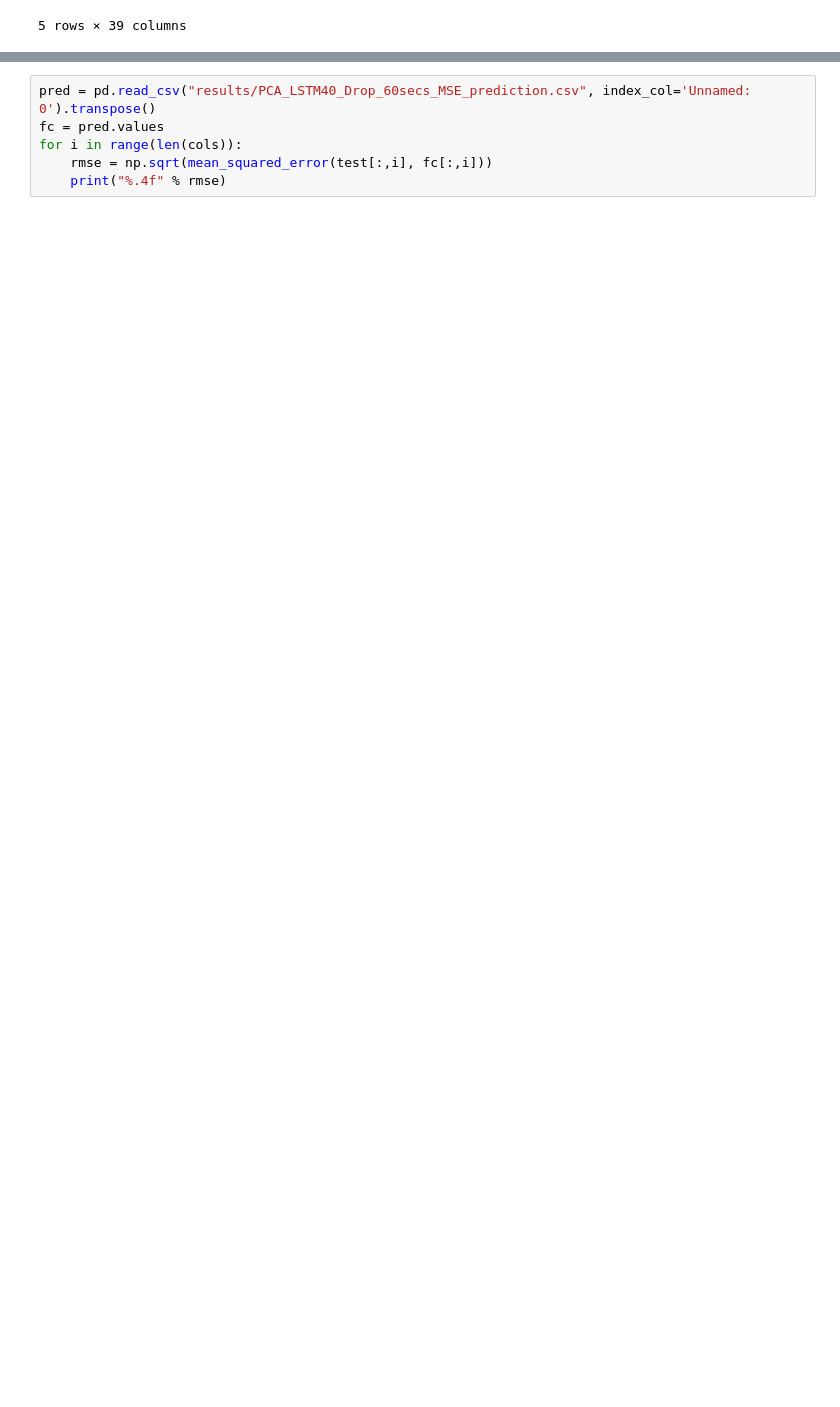
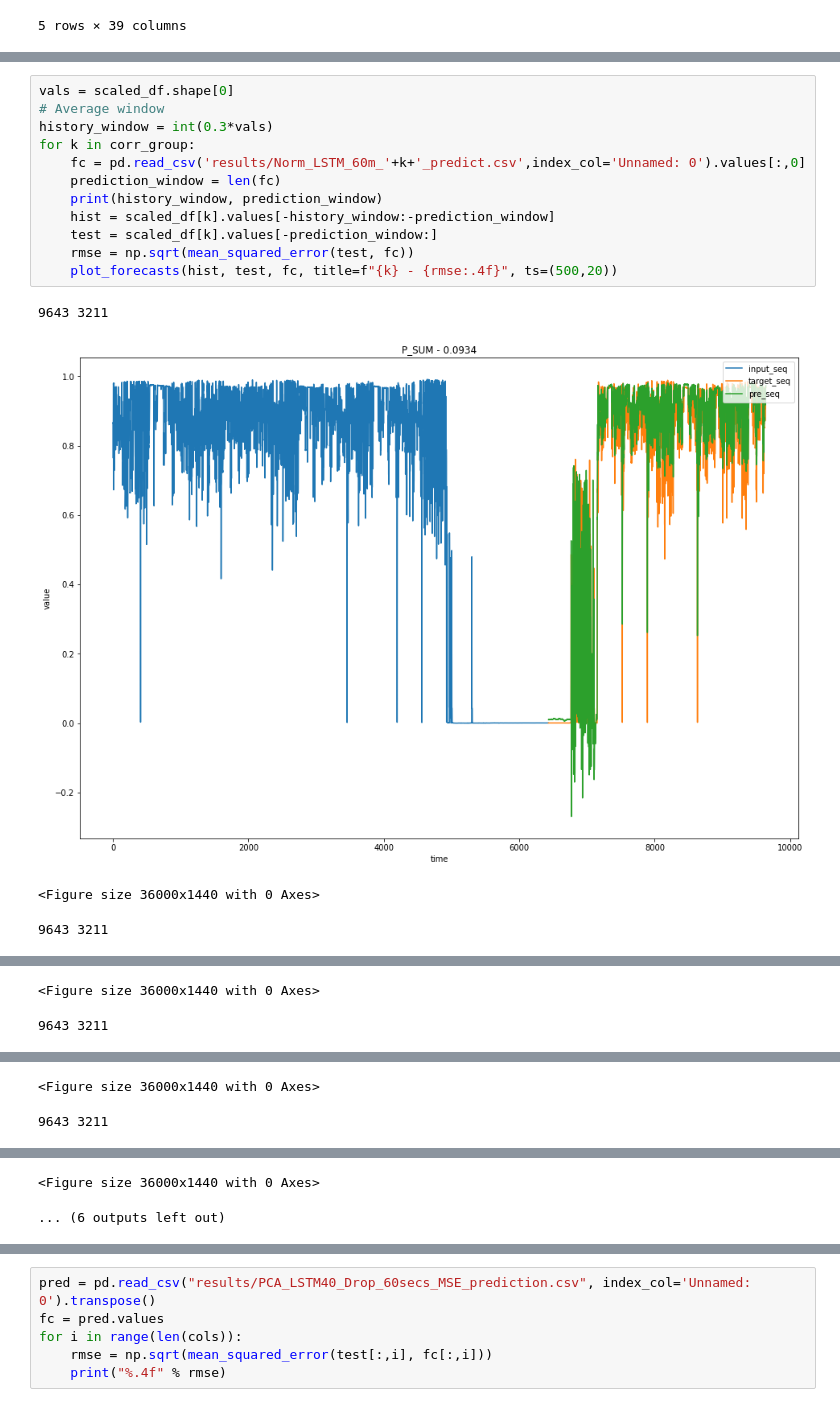
Before and after one commit to PedroOliveiraPT/Electricity-Forecasting, a Jupyter notebook: Results.ipynb, the cells around one changed output, grey strips where cells are left out. Saved outputs shown, nothing was run; the diff lists cells and outputs as text; blank space fills up the shorter version.

```diff
--- a/Results.ipynb
+++ b/Results.ipynb
@@ -136 +142,18 @@ scaled_df.head()
 5 rows × 39 columns
+# %%
+vals = scaled_df.shape[0]
+# Average window
+history_window = int(0.3*vals)
+for k in corr_group:
+    fc = pd.read_csv('results/Norm_LSTM_60m_'+k+'_predict.csv',index_col='Unnamed: 0').values[:,0]
+    prediction_window = len(fc)
+    print(history_window, prediction_window)
+    hist = scaled_df[k].values[-history_window:-prediction_window]
+    test = scaled_df[k].values[-prediction_window:]
+    rmse = np.sqrt(mean_squared_error(test, fc))
+    plot_forecasts(hist, test, fc, title=f"{k} - {rmse:.4f}", ts=(500,20))
+# %% [output]
+9643 3211
+[figure, added]
+<Figure size 36000x1440 with 0 Axes>
+9643 3211
@@ -136,0 +161,2 @@ scaled_df.head()
+<Figure size 36000x1440 with 0 Axes>
+9643 3211
@@ -136,0 +164,2 @@ scaled_df.head()
+<Figure size 36000x1440 with 0 Axes>
+9643 3211
@@ -137,3 +167,5 @@ scaled_df.head()
+<Figure size 36000x1440 with 0 Axes>
+... (6 outputs left out)
 # %%
 from sklearn.metrics import mean_squared_error
 
```
Also changed, not shown: parts of 6 cells of this notebook, 4 other files.
